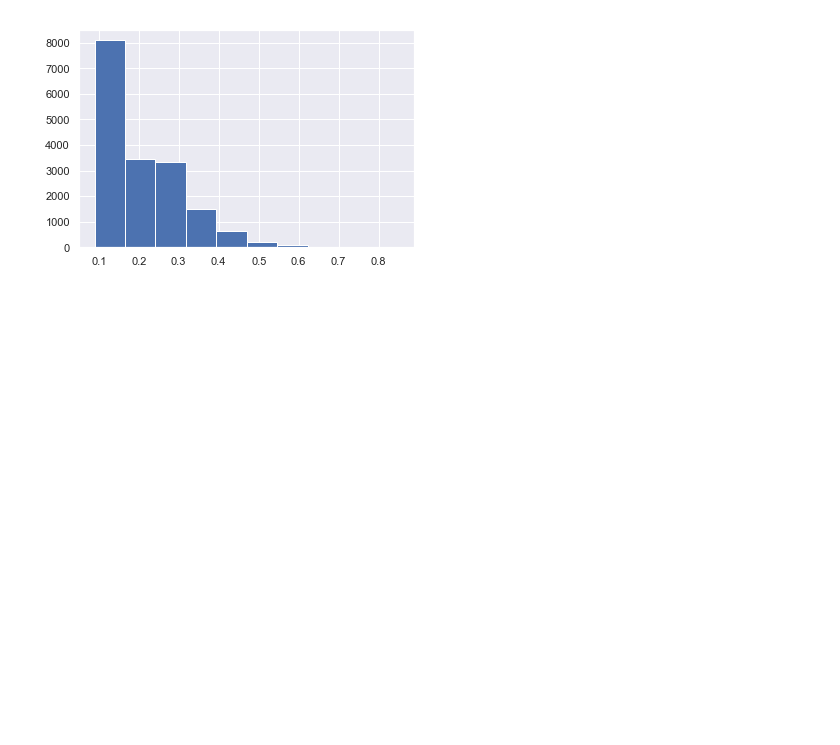
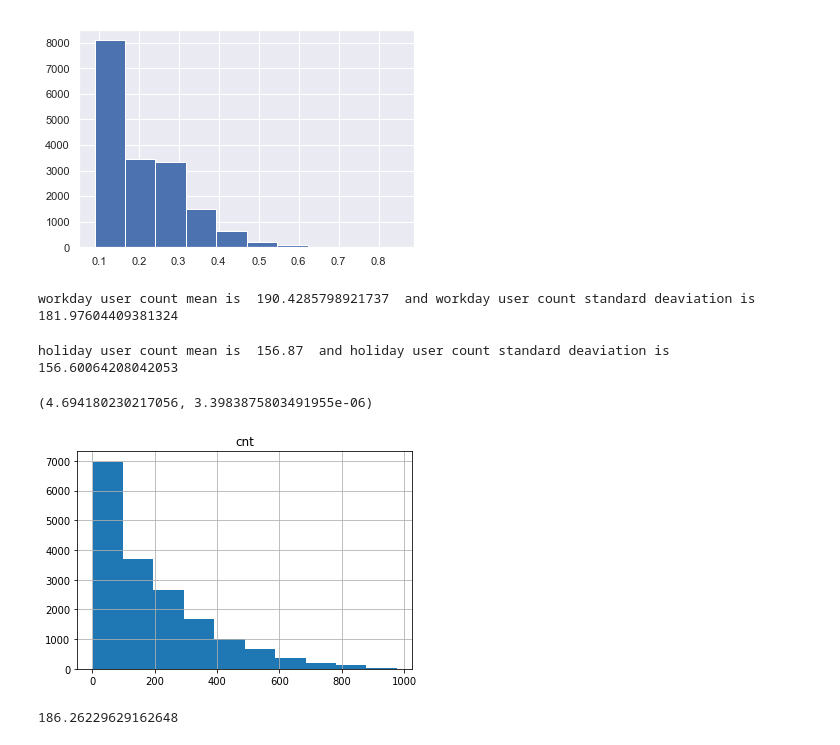
Before and after one commit to xwu0223/Bike-Sharing-Prediction-Project, a Jupyter notebook: Bike_Sharing_Demand_Analysis.ipynb, the cells around one changed output. Saved outputs shown, nothing was run; the diff lists cells and outputs as text; code cells hidden in the pictures; blank space fills up the shorter version.

```diff
--- a/Bike_Sharing_Demand_Analysis.ipynb
+++ b/Bike_Sharing_Demand_Analysis.ipynb
@@ -186,3 +186,13 @@ plt.hist(hour.windspeed)
         0.62237, 0.69848, 0.77459, 0.8507 ]),
  <a list of 10 Patch objects>)
 [figure]
+# %%
+workday = (hour.cnt[hour.holiday == 0])
+print('workday user count mean is ',np.mean(workday), ' and workday user count standard deaviation is ',np.std(workday))
+# %% [output]
+workday user count mean is  190.4285798921737  and workday user count standard deaviation is  181.97604409381324
+# %%
+holiday = (hour.cnt[hour.holiday == 1])
+print('holiday user count mean is ',np.mean(holiday), ' and holiday user count standard deaviation is ',np.std(holiday))
+# %% [output]
+holiday user count mean is  156.87  and holiday user count standard deaviation is  156.60064208042053
@@ -188,0 +201,19 @@ plt.hist(hour.windspeed)
+# %%
+from scipy.stats import t
+from scipy import stats
+t, p_val = stats.ttest_ind(workday, holiday, equal_var = False)
+t, p_val
+# %% [output]
+(4.694180230217056, 3.3983875803491955e-06)
+# %%
+hour.hist('cnt')
+plt.show()
+# %% [output]
+[figure, added]
+# %%
+mean=np.mean(hour.cnt)
+std_dev = np.std(hour.cnt)
+one_side_interval=mean+norm.ppf(0.01)*std_dev/np.sqrt(len(hour))
+one_side_interval
+# %% [output]
+186.26229629162648
```
Also changed, not shown: parts of 9 cells of this notebook.
